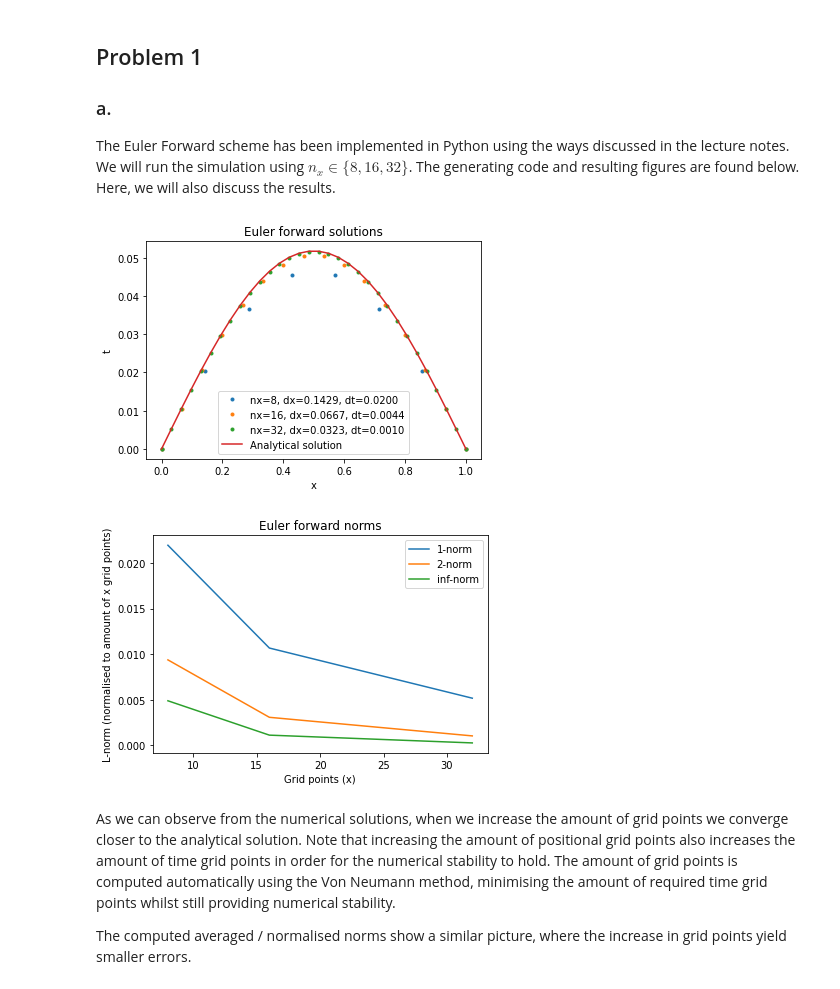
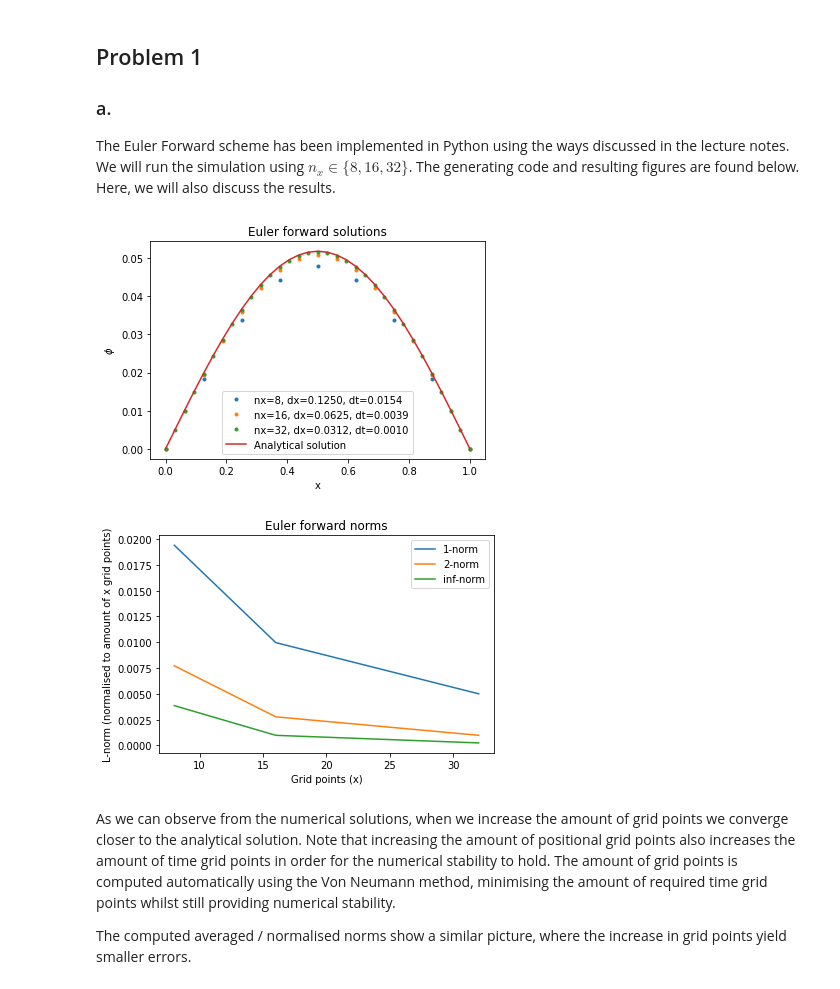
Before and after one commit to KevoSoftworks/mathematical_and_numerical_physics, a Jupyter notebook: hw1.ipynb, the cells around one changed output. Saved outputs shown, nothing was run; the diff lists cells and outputs as text; code cells hidden in the pictures.

```diff
--- a/hw1.ipynb
+++ b/hw1.ipynb
@@ -27,38 +28,38 @@ t_end = 0.6
 
 # Compute the initial conditions and analytical solution
 ic = lambda x, _: np.sin(np.pi * x)
 ana = lambda x, t: np.exp(-M * np.pi**2 * t) * np.sin(np.pi * x)
 err = lambda num, ana: num - ana
 
 # Compute the solution for all given grid points in x
 for nx in steps:
-    nt = EulerForward1D.stable_time_steps(x, t, nx, M)
-    ef = EulerForward1D(xbounds = x, tbounds = t, nx = nx, nt = nt, ic = ic, M = M)
+    nt = EulerForward1D.stable_time_steps(x, t, nx, M, nx_as_interval=True)
+    ef = EulerForward1D(xbounds = x, tbounds = t, nx = nx, nt = nt, ic = ic, M = M, nx_as_interval=True)
 
     solution = ef.fullsolve()
     error = err(solution, ana(ef.x, t[1]))
     norms = [[*norm, np.mean(np.linalg.norm(error, ord=ord))] for norm, ord in zip(norms, ords)]
 
     plt.plot(ef.x, solution, '.', label=f"nx={nx}, dx={ef.dx:.4f}, dt={ef.dt:.4f}")
 
 # Plot the results
 plt.plot(ef.x, ana(ef.x, t[1]), label="Analytical solution")
 plt.legend()
 plt.xlabel("x")
-plt.ylabel("t")
+plt.ylabel(r"$\phi$")
 plt.title("Euler forward solutions")
 
 plt.figure(2)
 for norm, ord in zip(norms, ords):
     plt.plot(steps, norm, label=f"{ord}-norm")
 
 plt.legend()
 plt.xlabel("Grid points (x)")
 plt.ylabel("L-norm (normalised to amount of x grid points)")
 plt.title("Euler forward norms");
 # %% [output]
-[figure, old version]
+[figure, new version]
-[figure, old version]
+[figure, new version]
 # %% [markdown]
 As we can observe from the numerical solutions, when we increase the amount of grid points we converge closer to the analytical solution. Note that increasing the amount of positional grid points also increases the amount of time grid points in order for the numerical stability to hold. The amount of grid points is computed automatically using the Von Neumann method, minimising the amount of required time grid points whilst still providing numerical stability.
 
```
Also changed, not shown: parts of 9 cells of this notebook, 3 other files.
